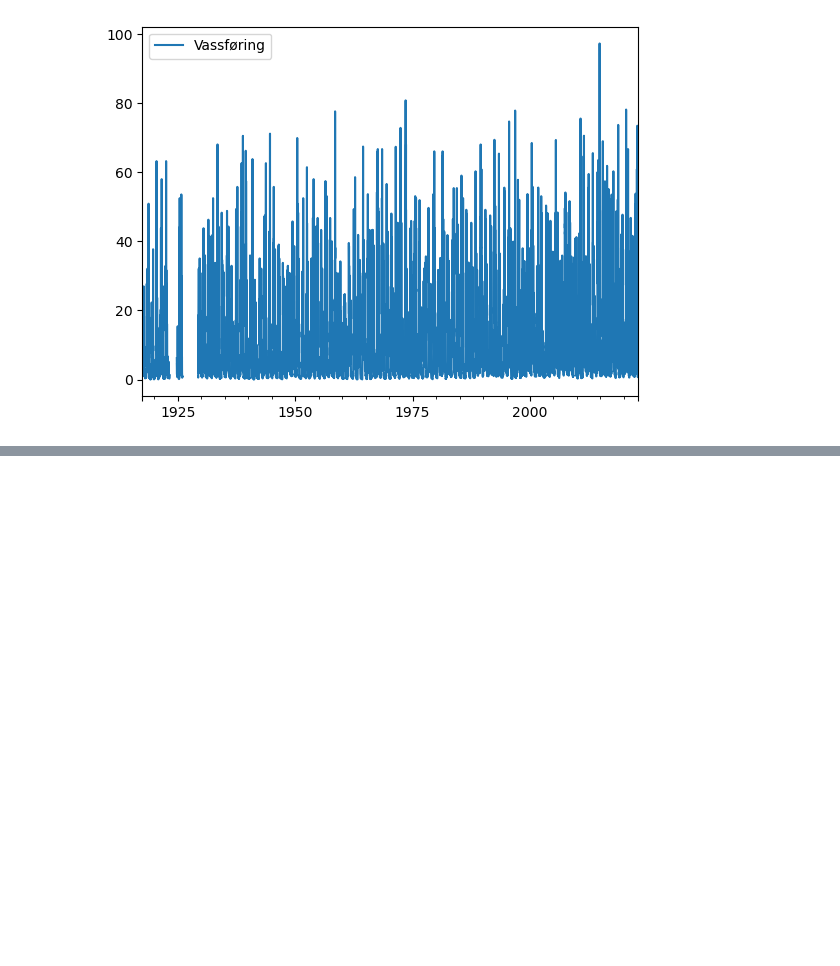
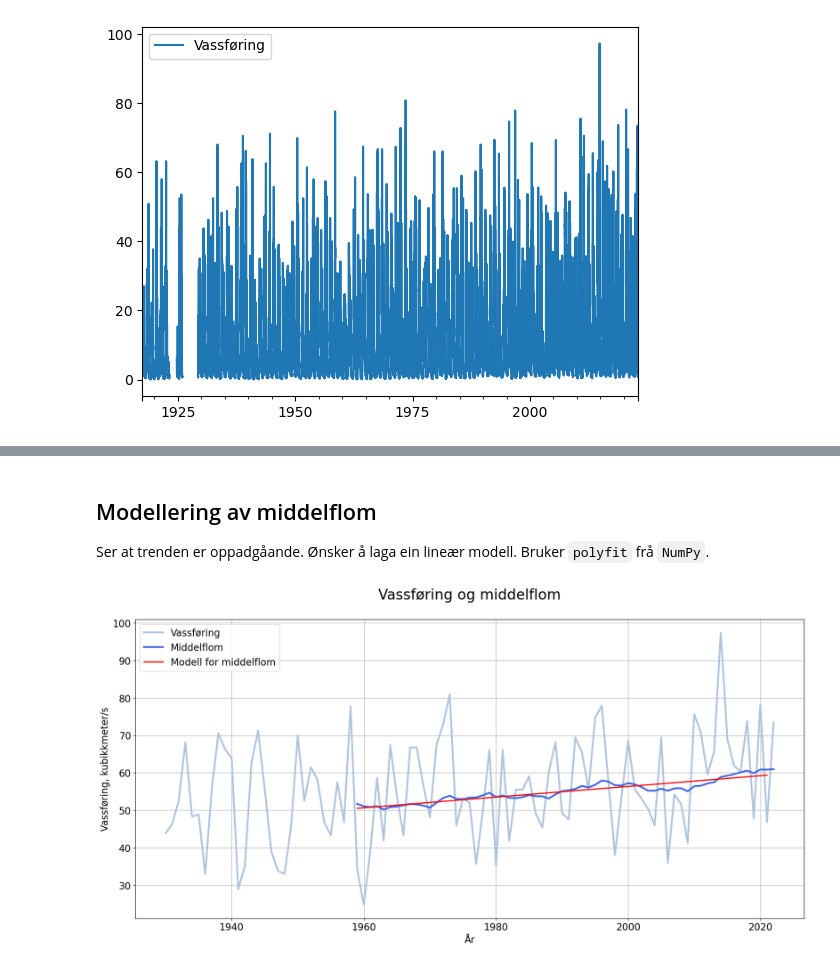
Before and after one commit to lektorodd/lektorodd.github.io, a Jupyter notebook: posts/hydrologimodellering/index.ipynb, the cells around one changed output, grey strips where cells are left out. Cells and saved outputs as stored; diff of their text form; code cells hidden in the pictures; blank space fills up the shorter version.

```diff
--- a/posts/hydrologimodellering/index.ipynb
+++ b/posts/hydrologimodellering/index.ipynb
@@ -90,0 +152,41 @@ For å rekna ut dette må me altså først finna den maksimale vassføringa per
+# %% [markdown]
+## Modellering av middelflom
+
+Ser at trenden er oppadgåande. Ønsker å laga ein lineær modell. Bruker `polyfit` frå `NumPy`.
+# %%
+# åra me har data på middelflom
+x = np.arange(1959, 2022)
+
+# finn koeffesientane til førstegradspolynomet
+a, b = np.polyfit(x, maks_og_middelflom["Middelflom"].loc[1959:2021], 1)
+
+# definerer lineær funksjon
+def f(x):
+    return a*x + b
+
+# plottar dataramma
+maks_og_middelflom.plot(
+    figsize = (20,9),
+    grid = True,
+    fontsize = 16,
+    linewidth = 3,
+    color = ["lightsteelblue", "royalblue"]
+)
+
+# plottar modellen
+plt.plot(
+    x, f(x),
+    linewidth = 2,
+    label = "Modell for middelflom",
+    color = "red"
+)
+
+# pynting av plot
+plt.title("Vassføring og middelflom\n", fontsize = 24)
+plt.legend(fontsize = 16)
+plt.ylabel("Vassføring, kubikkmeter/s", fontsize = 16)
+plt.xlabel("År", fontsize = 16)
+#plt.savefig("Reinsnos - årleg maksvassføring og middelflom.png", dpi = 300)
+plt.show()
+# %% [output]
+[figure, added]
```
Also changed, not shown: parts of 17 cells of this notebook.
